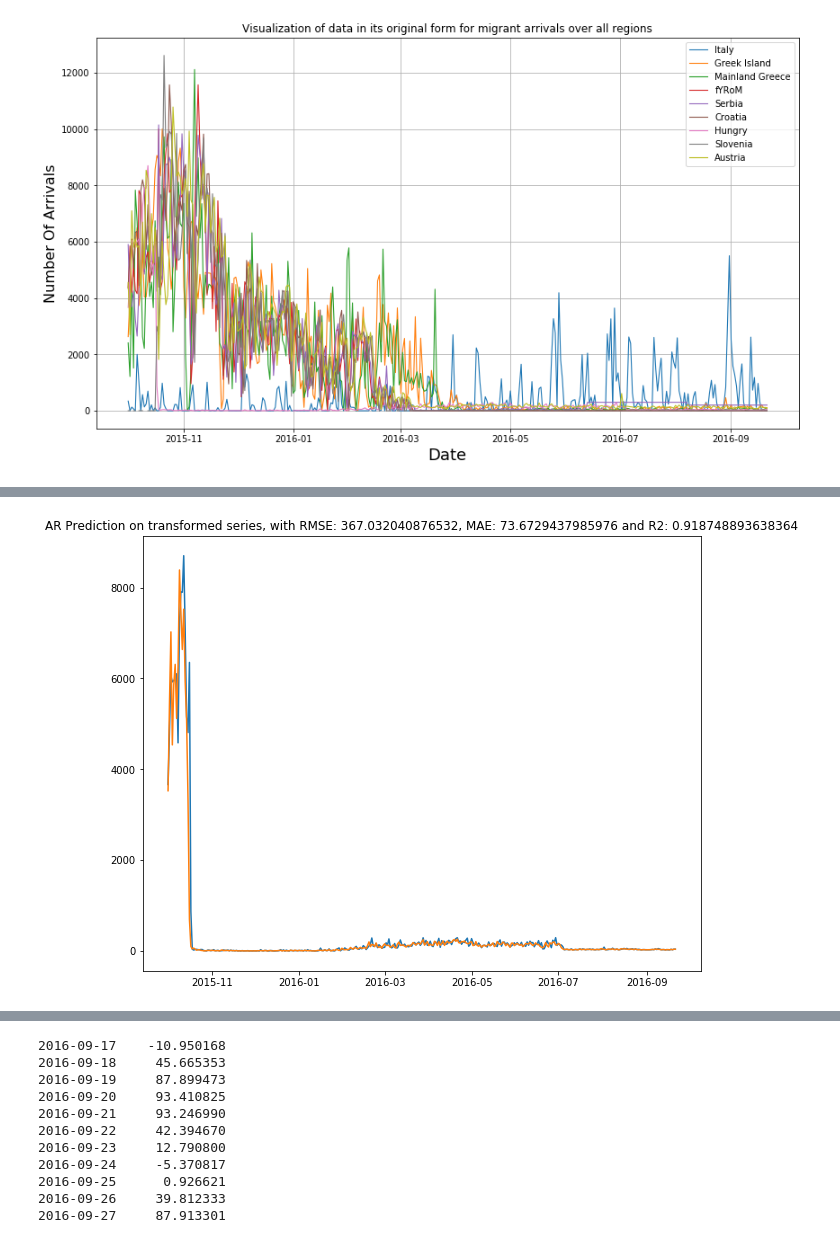
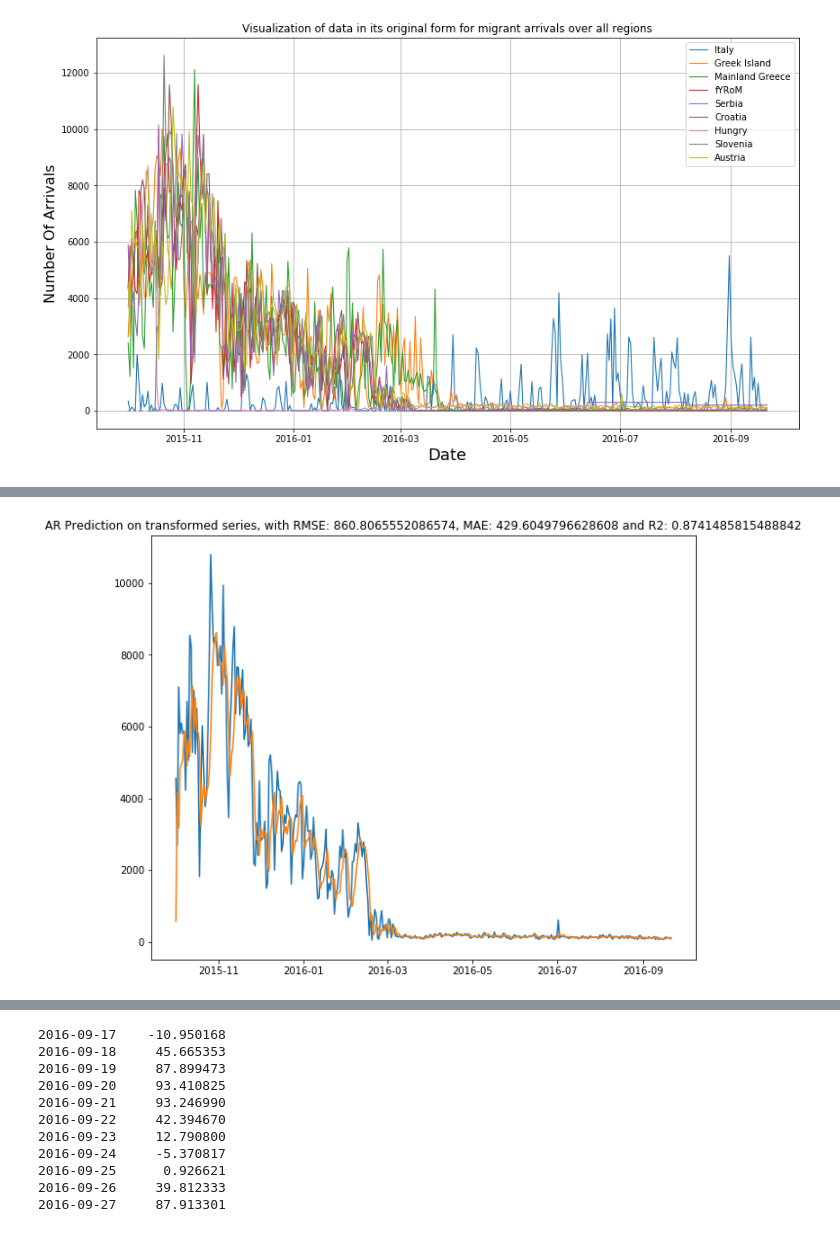
Before and after one commit to hmafnan/Timeseries-Analysis, a Jupyter notebook: src/Arima Analysis.ipynb, the cells around one changed output, grey strips where cells are left out. Cells and saved outputs as stored; diff of their text form; code cells hidden in the pictures.

```diff
--- a/src/Arima Analysis.ipynb
+++ b/src/Arima Analysis.ipynb
@@ -55,7 +56,7 @@ plt.show()
 # %% [output]
 [figure]
 # %%
-df = df_italy # Seriies to test
+df = df_austria # Seriies to test
 column_name = df.columns[0]
 print("Region %s will be used for the analysis" % column_name)
 # %% [output]
@@ -385,9 +388,9 @@ def grid_search_ar(series, search_range=None):
             aic = arima_fit.aic
     return (lowest_combination, lowest, lowest_mae, lowest_r2)
 # %%
-df_to_test = copy.deepcopy(l_df_diff)
+# df_to_test = copy.deepcopy(l_df_diff)
 # df_to_test = copy.deepcopy(df_to_orig)
-# df_to_test = copy.deepcopy(l_df)
+df_to_test = copy.deepcopy(l_df)
 df_to_test.head()
 l_df.describe()
 # %% [output]
@@ -513,22 +520,24 @@ plt.show()
 # %%
 # AR on transformed
 model = ARIMA(df_to_test, order=(best_combination_ar[0], best_combination_ar[1], 0))
 results_ARIMA = model.fit()
-predictions = pd.Series(results_ARIMA.fittedvalues, copy=True).shift(-shifting)
-predictions_cumsum = predictions.cumsum()
-predictions_log = pd.Series(l_df[column_name], index=l_df.index)
-predictions_log = predictions_log.add(predictions, fill_value=0)
-predictions_arima = np.exp(predictions_log)
+# predictions = pd.Series(results_ARIMA.fittedvalues, copy=True).shift(-shifting)
+# predictions_cumsum = predictions.cumsum()
+# predictions_log = pd.Series(l_df[column_name], index=l_df.index)
+# predictions_log = predictions_log.add(predictions, fill_value=0)
+# predictions_arima = np.exp(predictions_log)
+predictions = pd.Series(results_ARIMA.fittedvalues, copy=True)
+predictions_arima = np.exp(predictions)
 plt.figure(figsize=(10,8))
 plt.plot(df)
 plt.plot(predictions_arima)
 error = helpers.measure_rmse(df, predictions_arima)
 mae = mean_absolute_error(df, predictions_arima)
 r2 = r2_score(df, predictions_arima)
 plt.title("AR Prediction on transformed series, with RMSE: %s, MAE: %s and R2: %s" % (error, mae, r2))
 plt.show()
 # %% [output]
-[figure, old version]
+[figure, new version]
 # %%
 # MA on transformed
 model = ARIMA(df_to_test, order=(0, best_combination_ma[1], best_combination_ma[2]))
```
Also changed, not shown: parts of 22 cells of this notebook.
